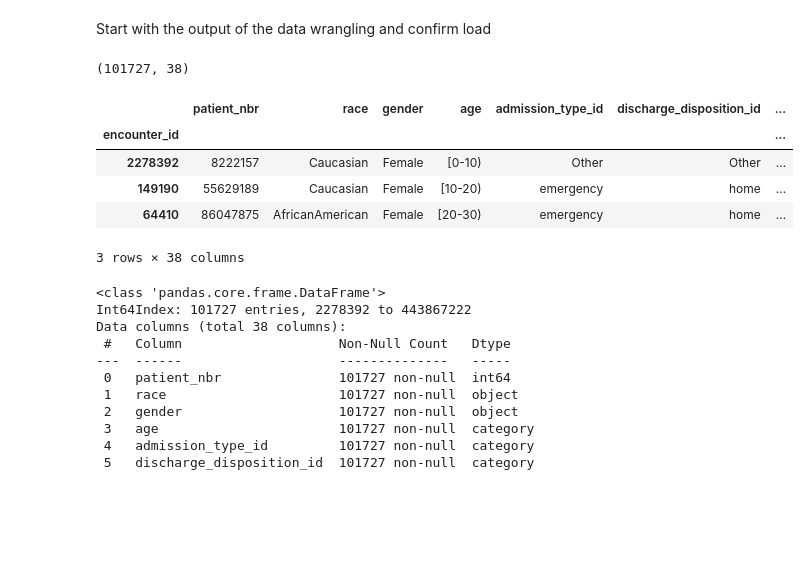
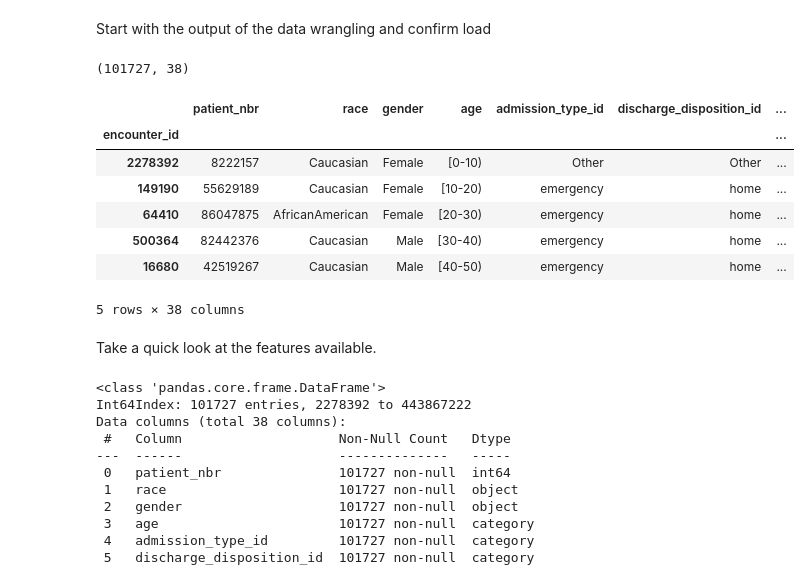
Before and after one commit to ashbyj/PredictingReadmissions, a Jupyter notebook: notebooks/2-ja-eda.ipynb, the cells around one changed output. Saved outputs shown, nothing was run; the diff lists cells and outputs as text; code cells hidden in the pictures; blank space fills up the shorter version.

```diff
--- a/notebooks/2-ja-eda.ipynb
+++ b/notebooks/2-ja-eda.ipynb
@@ -53,15 +61,19 @@ Start with the output of the data wrangling and confirm load
 # %%
 admissions = pd.read_parquet('../data/interim/notebook1_output.parquet')
 print(admissions.shape)
-admissions.head(3)
+admissions.head()
 # %% [output]
 (101727, 38)
 |  | patient_nbr | race | gender | age | admission_type_id | discharge_disposition_id | ... |
 | encounter_id |  |  |  |  |  |  | ... |
 | 2278392 | 8222157 | Caucasian | Female | [0-10) | Other | Other | ... |
 | 149190 | 55629189 | Caucasian | Female | [10-20) | emergency | home | ... |
 | 64410 | 86047875 | AfricanAmerican | Female | [20-30) | emergency | home | ... |
+| 500364 | 82442376 | Caucasian | Male | [30-40) | emergency | home | ... |
+| 16680 | 42519267 | Caucasian | Male | [40-50) | emergency | home | ... |
-3 rows × 38 columns
+5 rows × 38 columns
+# %% [markdown]
+Take a quick look at the features available.
 # %%
 admissions.info()
 # %% [output]
```
Also changed, not shown: parts of 23 cells of this notebook.
